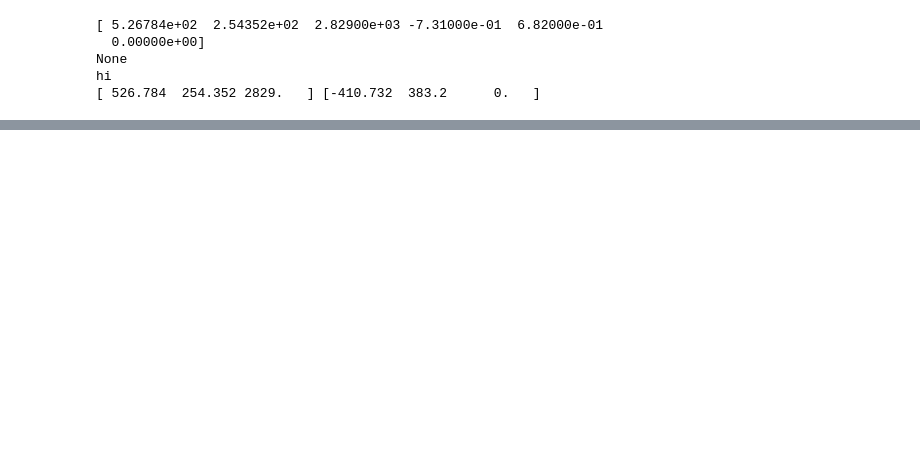
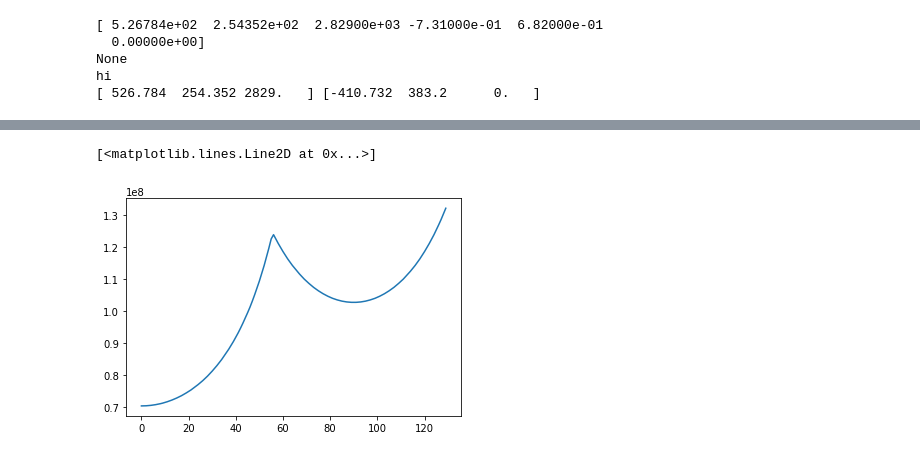
Before and after one commit to pavelzhelnin/TAMBO, a Jupyter notebook: ColcaValleyGeography.ipynb, the cells around one changed output, grey strips where cells are left out. Drawn from its saved outputs; the diff is of its cells as text; code cells hidden in the pictures; blank space fills up the shorter version.

```diff
--- a/ColcaValleyGeography.ipynb
+++ b/ColcaValleyGeography.ipynb
@@ -391,0 +367,6 @@ plt.plot(phi,I_z)
+# %%
+phi = np.arange(0,130,1)
+plt.plot(phi,I_z)
+# %% [output]
+[<matplotlib.lines.Line2D at 0x...>]
+[figure, added]
```
Also changed, not shown: parts of 12 cells of this notebook, 4 other files.
